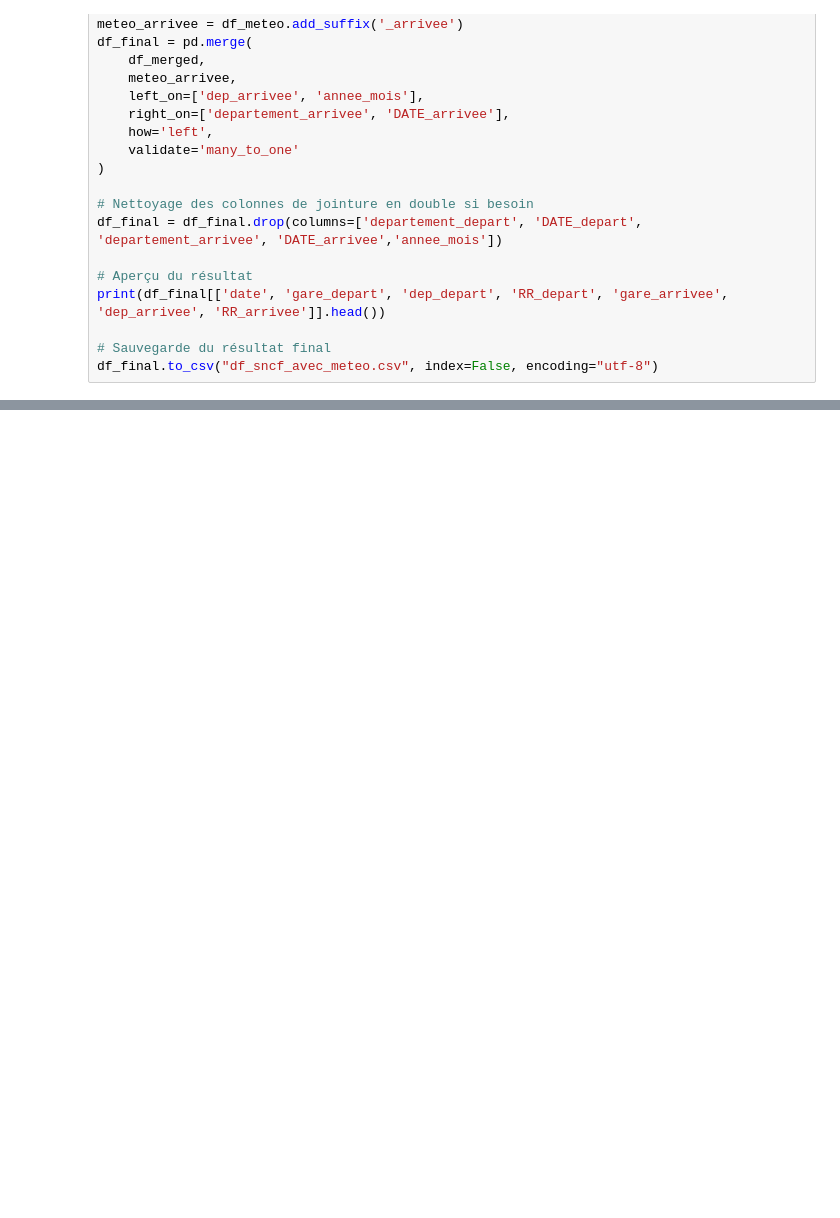
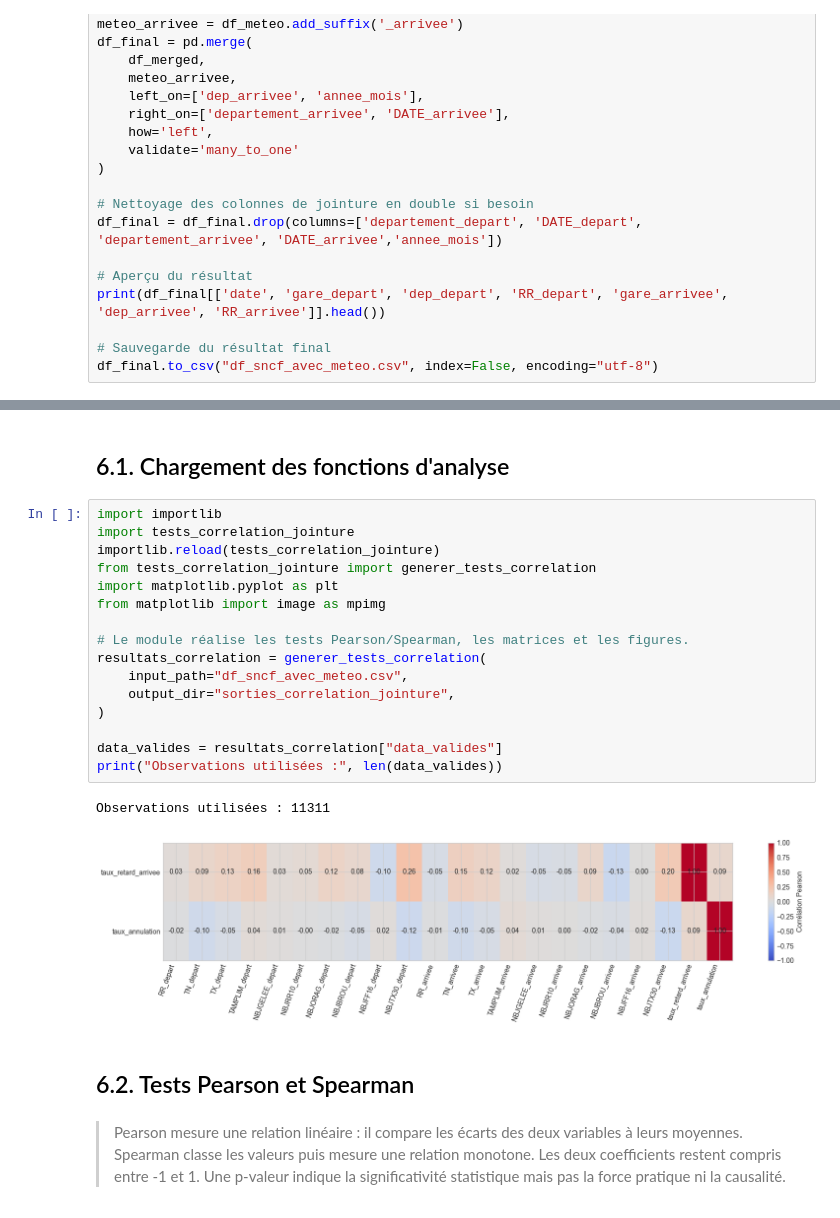
Before and after one commit to luteceagn/Projet_Python_ds, a Jupyter notebook: rapport_final.ipynb, the cells around one changed output, grey strips where cells are left out. Cells and saved outputs as stored; diff of their text form; blank space fills up the shorter version.

Commit message:
Analyse statistiques jointes et corrélations

```diff
--- a/rapport_final.ipynb
+++ b/rapport_final.ipynb
@@ -1106,0 +1236,25 @@ df_final.to_csv("df_sncf_avec_meteo.csv", index=False, encoding="utf-8")
+# %% [markdown]
+## 6.1. Chargement des fonctions d'analyse
+# %%
+import importlib
+import tests_correlation_jointure
+importlib.reload(tests_correlation_jointure)
+from tests_correlation_jointure import generer_tests_correlation
+import matplotlib.pyplot as plt
+from matplotlib import image as mpimg
+
+# Le module réalise les tests Pearson/Spearman, les matrices et les figures.
+resultats_correlation = generer_tests_correlation(
+    input_path="df_sncf_avec_meteo.csv",
+    output_dir="sorties_correlation_jointure",
+)
+
+data_valides = resultats_correlation["data_valides"]
+print("Observations utilisées :", len(data_valides))
+# %% [output]
+Observations utilisées : 11311
+[figure, added]
+# %% [markdown]
+## 6.2. Tests Pearson et Spearman
+# %% [markdown]
+> Pearson mesure une relation linéaire : il compare les écarts des deux variables à leurs moyennes. Spearman classe les valeurs puis mesure une relation monotone. Les deux coefficients restent compris entre -1 et 1. Une p-valeur indique la significativité statistique mais pas la force pratique ni la causalité.
```
Also changed, not shown: parts of 35 cells of this notebook, 3 other files.
